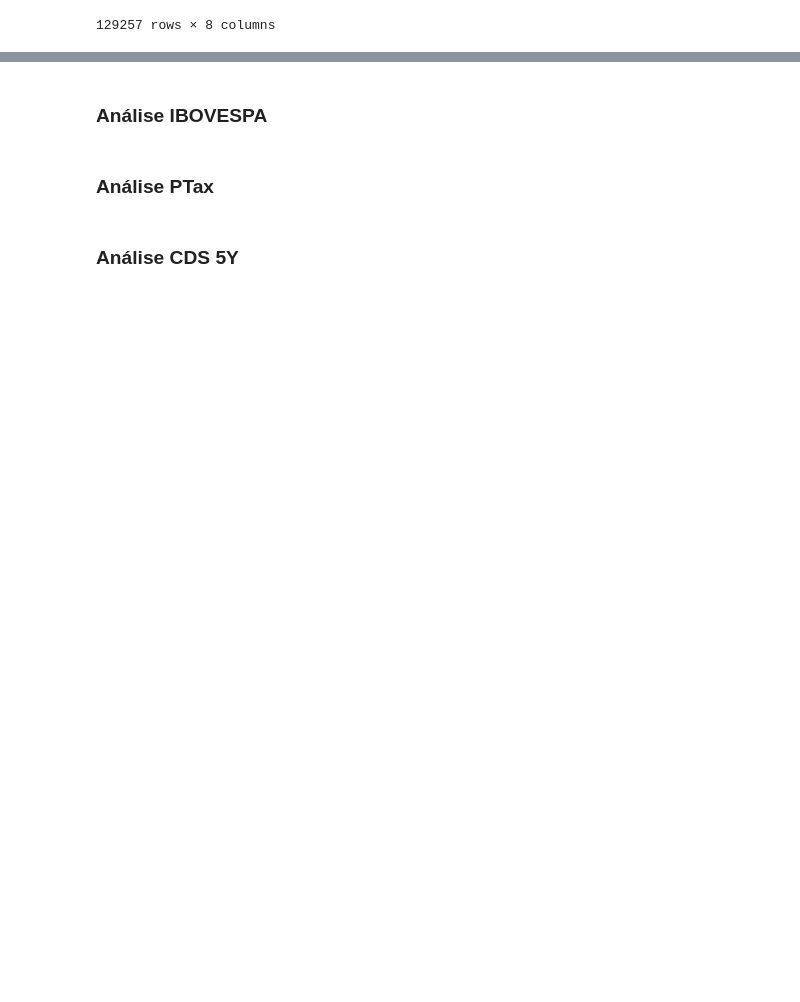
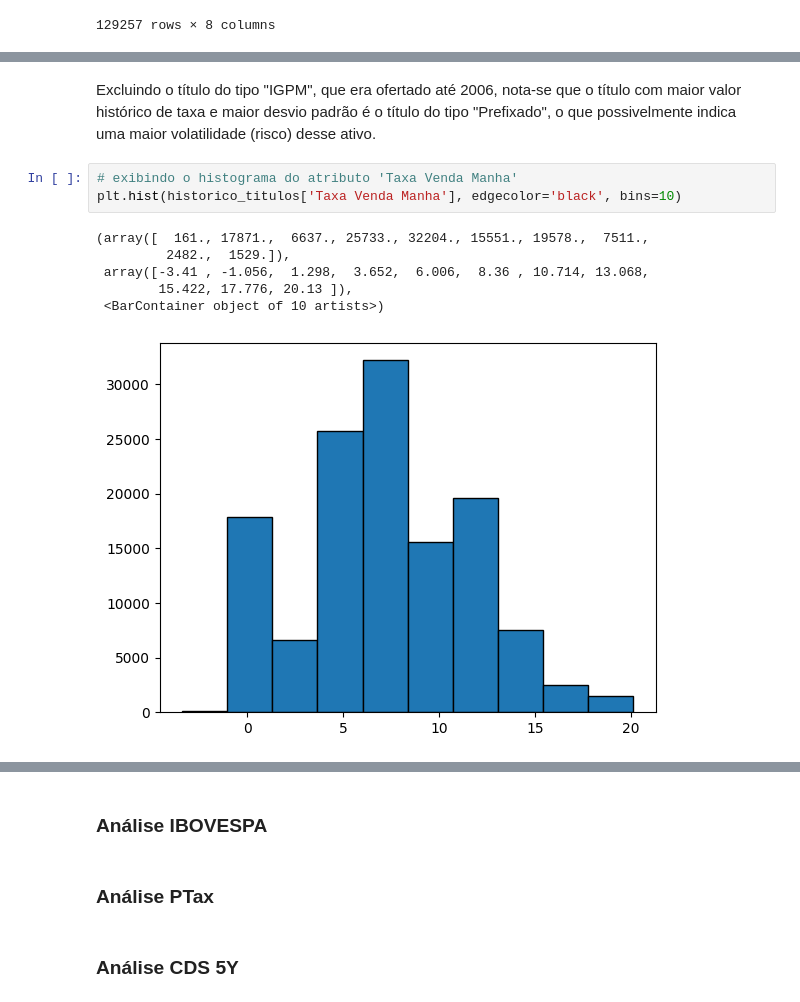
Before and after one commit to fppfurtado/mvp-pos-ciencia-de-dados, a Jupyter notebook: Projeto_MVP_Preditor_de_Preços_de_Títulos_Públicos_Federais.ipynb, the cells around one changed output, grey strips where cells are left out. Cells and saved outputs as stored; diff of their text form; blank space fills up the shorter version.

```diff
--- a/Projeto_MVP_Preditor_de_Preços_de_Títulos_Públicos_Federais.ipynb
+++ b/Projeto_MVP_Preditor_de_Preços_de_Títulos_Públicos_Federais.ipynb
@@ -136,0 +209,12 @@ historico_titulos.sort_values('Data Base', ascending = False)
+# %% [markdown]
+Excluindo o título do tipo "IGPM", que era ofertado até 2006, nota-se que o título com maior valor histórico de taxa e maior desvio padrão é o título do tipo "Prefixado", o que possivelmente indica uma maior volatilidade (risco) desse ativo.
+# %%
+# exibindo o histograma do atributo 'Taxa Venda Manha'
+plt.hist(historico_titulos['Taxa Venda Manha'], edgecolor='black', bins=10)
+# %% [output]
+(array([  161., 17871.,  6637., 25733., 32204., 15551., 19578.,  7511.,
+         2482.,  1529.]),
+ array([-3.41 , -1.056,  1.298,  3.652,  6.006,  8.36 , 10.714, 13.068,
+        15.422, 17.776, 20.13 ]),
+ <BarContainer object of 10 artists>)
+[figure, added]
```
Also changed, not shown: parts of 22 cells of this notebook.
